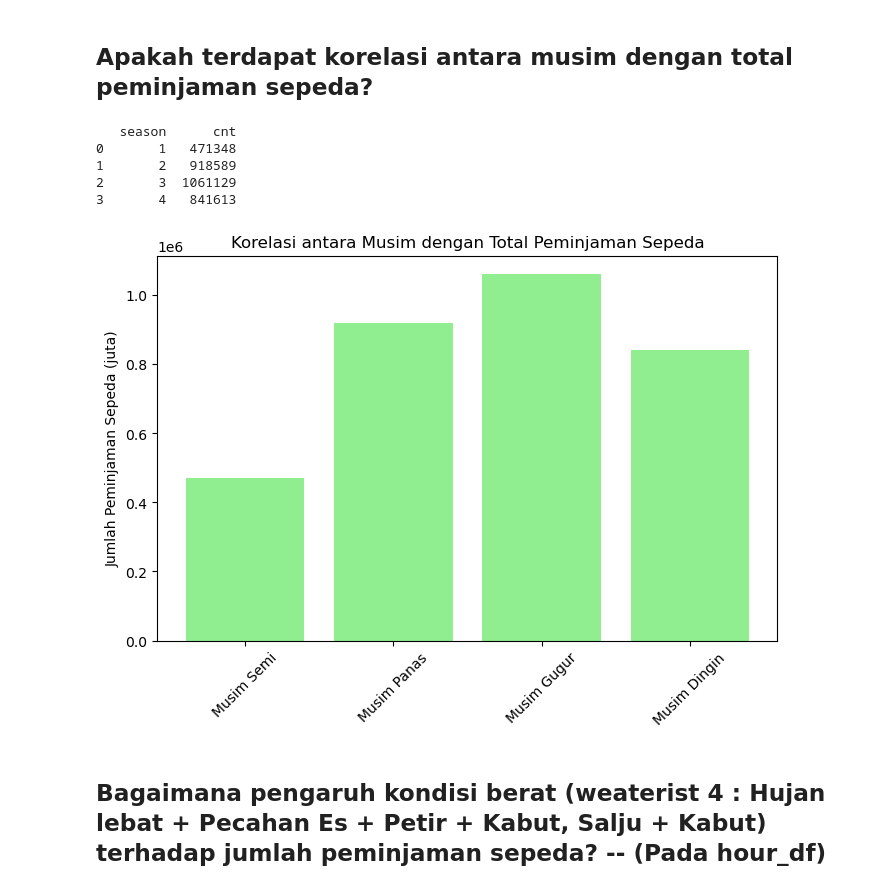
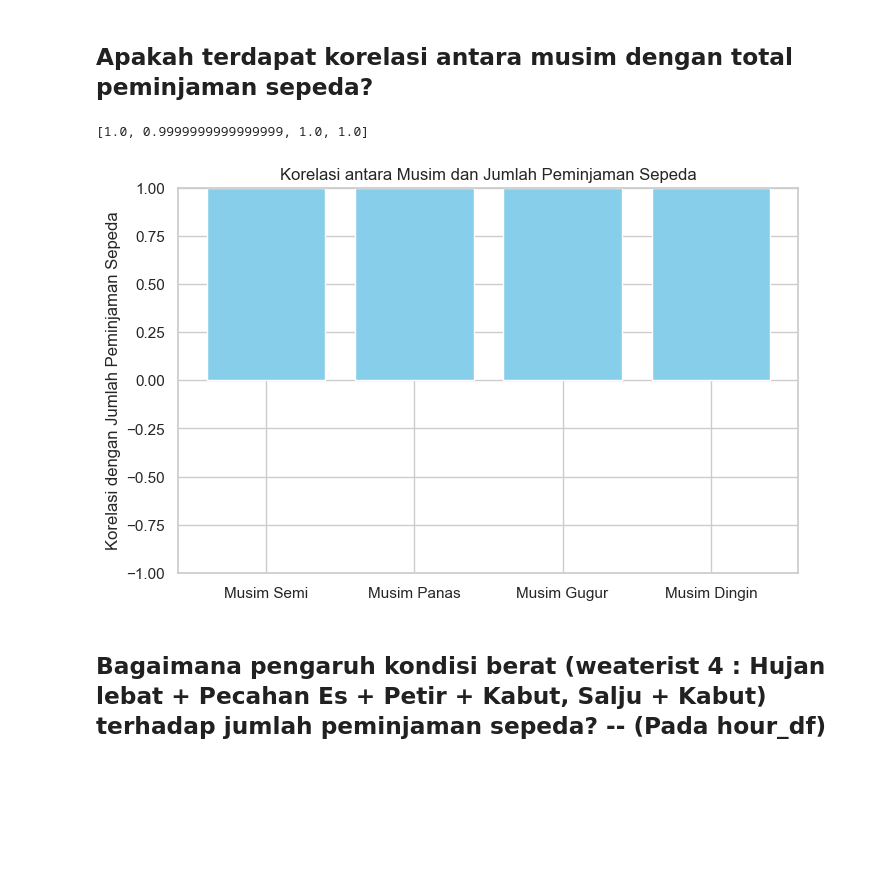
Before and after one commit to mieffarohi/proyekakhir2023, a Jupyter notebook: Proyek Akhir Analisis Data Peminjaman Sepeda.ipynb, the cells around one changed output. Saved outputs shown, nothing was run; the diff lists cells and outputs as text; code cells hidden in the pictures; blank space fills up the shorter version.

```diff
--- a/Proyek Akhir Analisis Data Peminjaman Sepeda.ipynb
+++ b/Proyek Akhir Analisis Data Peminjaman Sepeda.ipynb
@@ -593,32 +607,26 @@ plt.show()
 [figure]
 # %% [markdown]
 ## Apakah terdapat korelasi antara musim dengan total peminjaman sepeda?
-# %%
-# Grouping dan aggregating untuk melihat korelasi dengan musim
-seasonal_correlation = day_df.groupby(by="season").agg({
-    "cnt": "sum"
-}).reset_index()
-
-# Menampilkan hasil
-print(seasonal_correlation)
-# %% [output]
-   season      cnt
-0       1   471348
-1       2   918589
-2       3  1061129
-3       4   841613
-# %%
-# Visualisasi Korelasi antara Musim dengan Total Peminjaman Sepeda
-plt.figure(figsize=(8, 5))
-plt.bar(seasonal_correlation['season'], seasonal_correlation['cnt'], color='lightgreen')
-plt.xlabel(None)
-plt.ylabel('Jumlah Peminjaman Sepeda (juta)')
-plt.title('Korelasi antara Musim dengan Total Peminjaman Sepeda')
-plt.xticks(rotation=45)
-plt.xticks([1, 2, 3, 4], ['Musim Semi', 'Musim Panas', 'Musim Gugur', 'Musim Dingin'])
-plt.show()
-# %% [output]
-[figure, removed]
+# %%
+# Korelasi per musim
+musim = ['Musim Semi', 'Musim Panas', 'Musim Gugur', 'Musim Dingin']
+korelasi = [day_df[day_df['season'] == i]['cnt'].corr(day_df[day_df['season'] == i]['cnt']) for i in range(1, 5)]
+
+print(korelasi)
+# %% [output]
+[1.0, 0.9999999999999999, 1.0, 1.0]
+# %%
+
+# Membuat diagram batang
+plt.figure(figsize=(8, 5))
+plt.bar(musim, korelasi, color='skyblue')
+plt.xlabel(None)
+plt.ylabel('Korelasi dengan Jumlah Peminjaman Sepeda')
+plt.title('Korelasi antara Musim dan Jumlah Peminjaman Sepeda')
+plt.ylim([-1, 1])  # Memastikan rentang sumbu y dari -1 hingga 1
+plt.show()
+# %% [output]
+[figure, added]
 # %% [markdown]
 ## Bagaimana pengaruh kondisi berat (weaterist 4 : Hujan lebat + Pecahan Es + Petir + Kabut, Salju + Kabut) terhadap jumlah peminjaman sepeda? -- (Pada hour_df)
 # %%
```
Also changed, not shown: parts of 7 cells of this notebook, 1 other file.
